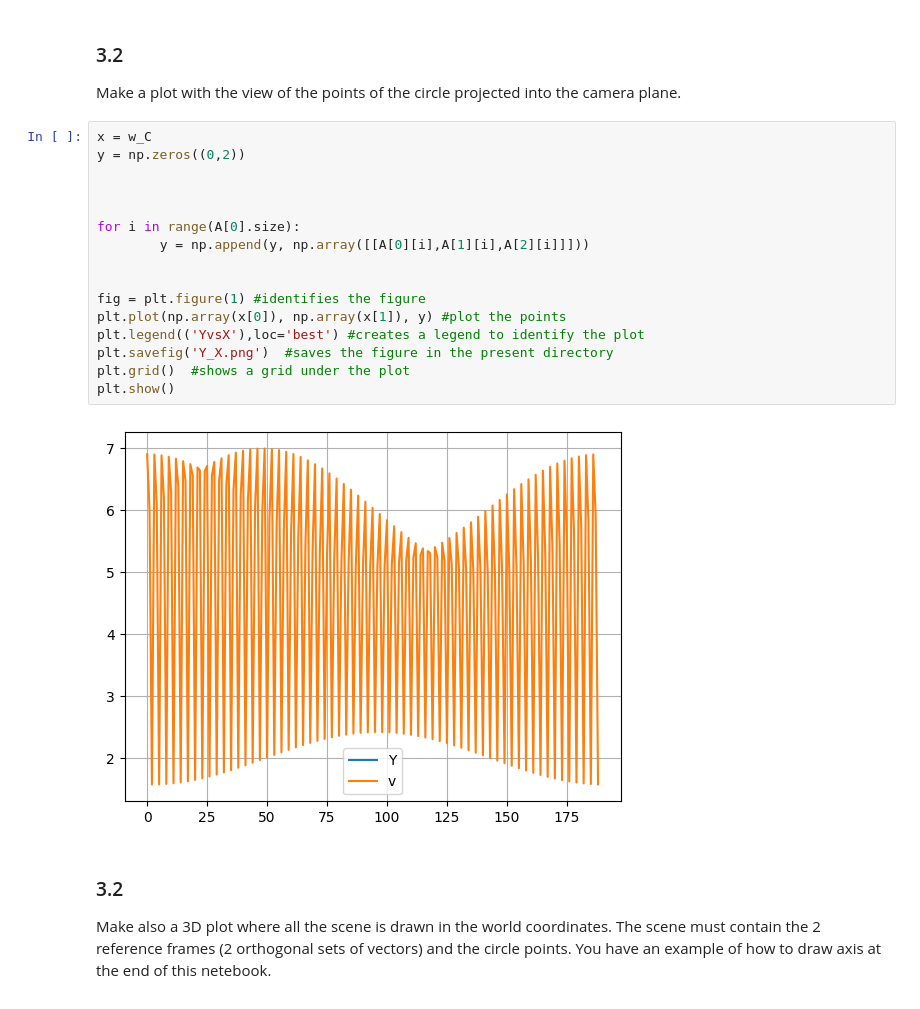
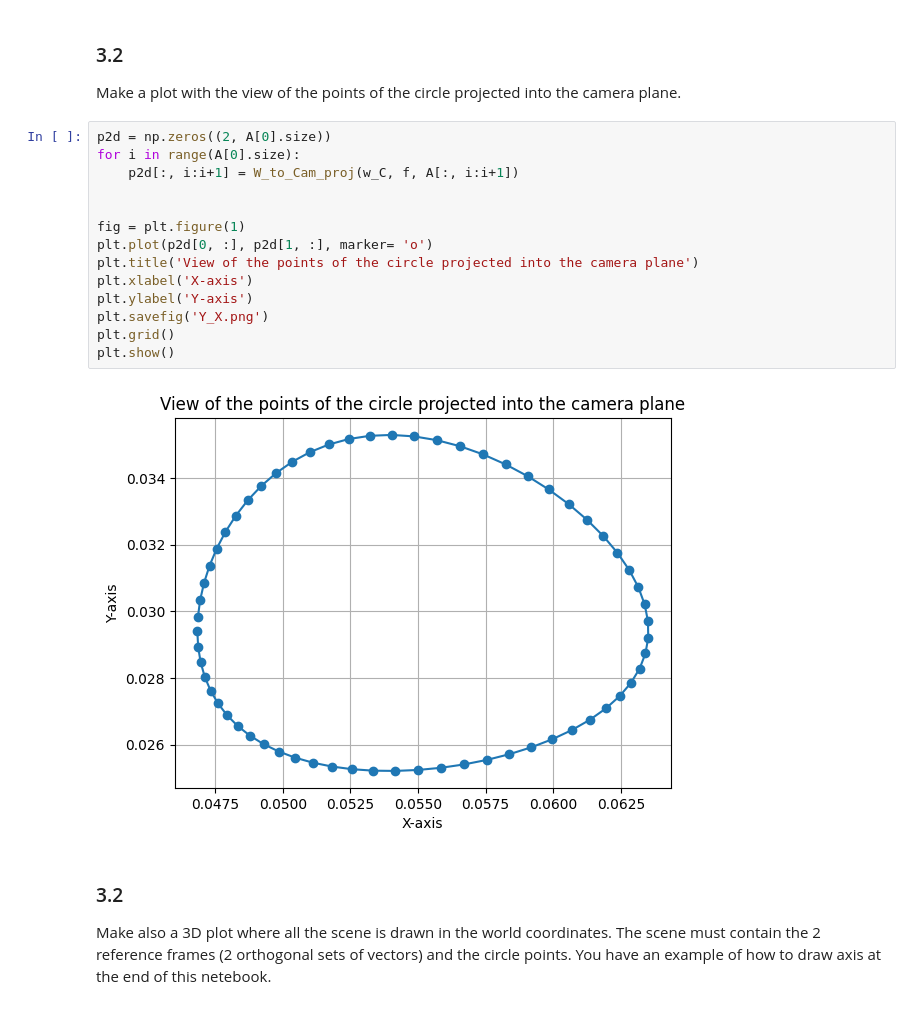
Before and after one commit to Caracoles-cansados/mathsVJ_project, a Jupyter notebook: lab3/lab3.ipynb, the cells around one changed output. Drawn from its saved outputs; the diff is of its cells as text.

```diff
--- a/lab3/lab3.ipynb
+++ b/lab3/lab3.ipynb
@@ -255,24 +254,22 @@ def W_to_Cam_proj(CAW, f, p3D):
 # %% [markdown]
 ### 3.2
 Make a plot with the view of the points of the circle projected into the camera plane.
-# %%
-x = w_C
-y = np.zeros((0,2))
-
-
-
-for i in range(A[0].size):
-        y = np.append(y, np.array([[A[0][i],A[1][i],A[2][i]]]))
-
-
-fig = plt.figure(1)	#identifies the figure
-plt.plot(np.array(x[0]), np.array(x[1]), y)	#plot the points
-plt.legend(('YvsX'),loc='best')	#creates a legend to identify the plot
-plt.savefig('Y_X.png')	#saves the figure in the present directory
-plt.grid()	#shows a grid under the plot
-plt.show()
-# %% [output]
-[figure, removed]
+# %%
+p2d = np.zeros((2, A[0].size))
+for i in range(A[0].size):
+    p2d[:, i:i+1] = W_to_Cam_proj(w_C, f, A[:, i:i+1])
+
+
+fig = plt.figure(1)
+plt.plot(p2d[0, :], p2d[1, :], marker= 'o')
+plt.title('View of the points of the circle projected into the camera plane')
+plt.xlabel('X-axis')
+plt.ylabel('Y-axis')
+plt.savefig('Y_X.png')
+plt.grid()
+plt.show()
+# %% [output]
+[figure, added]
 # %% [markdown]
 ### 3.2
 Make also a 3D plot where all the scene is drawn in the world coordinates. The scene must contain the 2 reference frames (2 orthogonal sets of vectors) and the circle points. You have an example of how to draw axis at the end of this netebook.
```
Also changed, not shown: parts of 3 cells of this notebook, 1 other file.
